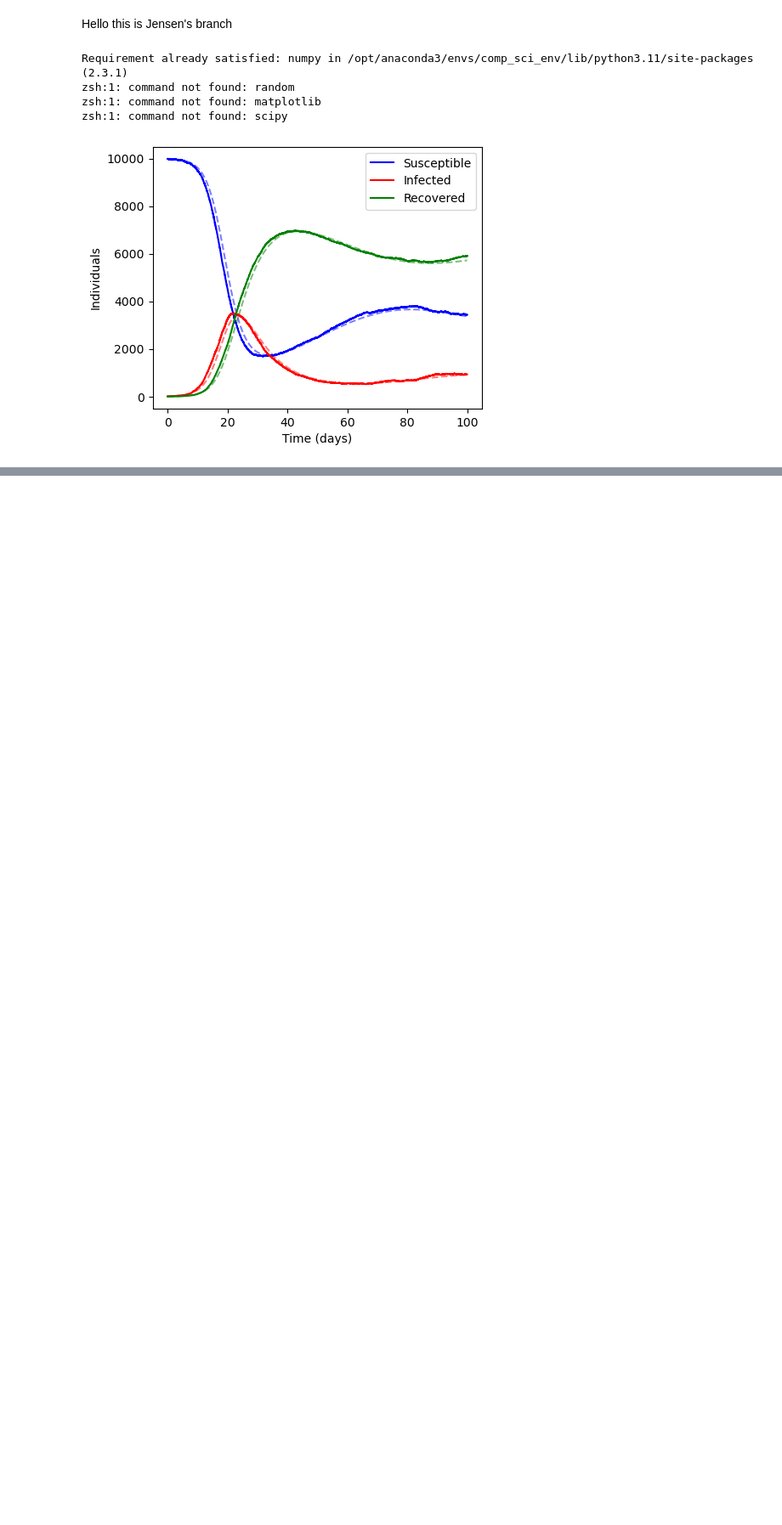
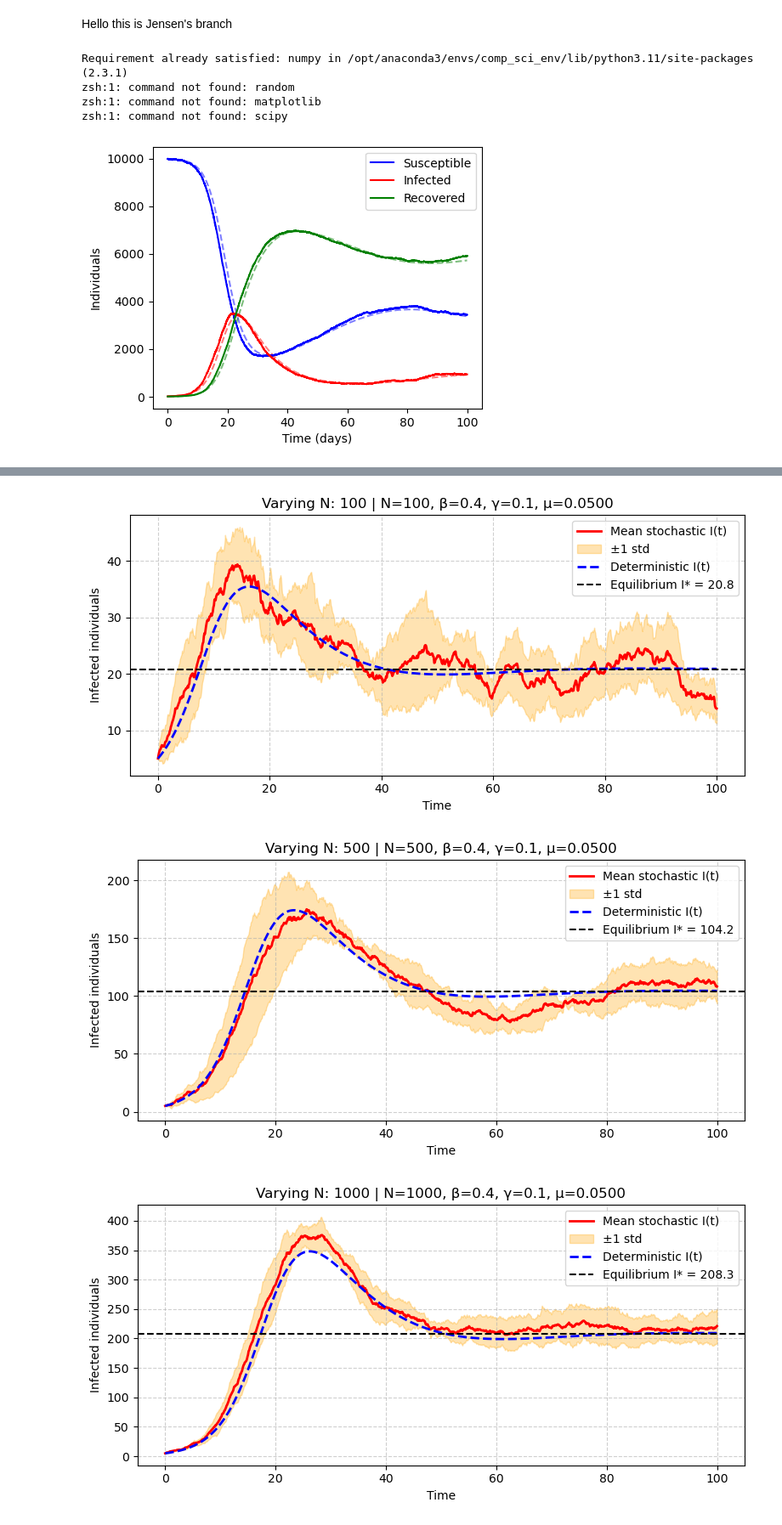
Before and after one commit to Jensen-25/intro_comp_sc_ass2, a Jupyter notebook: Version_jensen.ipynb, the cells around one changed output, grey strips where cells are left out. Shown at 85% size. Cells and saved outputs as stored; diff of their text form; code cells hidden in the pictures; blank space fills up the shorter version.

```diff
--- a/Version_jensen.ipynb
+++ b/Version_jensen.ipynb
@@ -223,0 +408,34 @@ all_S, all_I = gillespie_runs(initial, betas, gammas, mu, n_runs, max_time, rng)
+# %%
+rng = np.random.default_rng(42)
+
+I0 = 5
+N = 1000
+beta = 0.4
+gamma = 0.1
+mu = 0.05
+t_max = 100
+n_runs = 5
+
+# --- Example 1: Vary N ---
+N_values = [100, 500, 1000, 5000]
+results_N, t_grid = stochastic_resonance_N(N_values, I0, beta, gamma, mu, t_max, n_runs, rng)
+plot_stochastic_resonance(results_N, t_grid, N, beta, gamma, mu, vary='N')
+
+# --- Example 2: Vary β ---
+beta_values = [0.2, 0.4, 0.6, 0.8]
+results_beta, t_grid = stochastic_resonance_beta(beta_values, I0, N, gamma, mu, t_max, n_runs, rng)
+plot_stochastic_resonance(results_beta, t_grid, N, beta, gamma, mu, vary='beta')
+
+# --- Example 3: Vary γ ---
+gamma_values = [0.05, 0.1, 0.3, 0.6]
+results_gamma, t_grid = stochastic_resonance_gamma(gamma_values, I0, N, beta, mu, t_max, n_runs, rng)
+plot_stochastic_resonance(results_gamma, t_grid, N, beta, gamma, mu, vary='gamma')
+
+# --- Example 4: Vary μ ---
+mu_values = [0.005, 0.01, 0.02, 0.05]
+results_mu, t_grid = stochastic_resonance_mu(mu_values, I0, N, beta, gamma, t_max, n_runs, rng)
+plot_stochastic_resonance(results_mu, t_grid, N, beta, gamma, mu, vary='mu')
+# %% [output]
+[figure, added]
+[figure, added]
+[figure, added]
```
Also changed, not shown: parts of 14 cells of this notebook, 3 other files.
